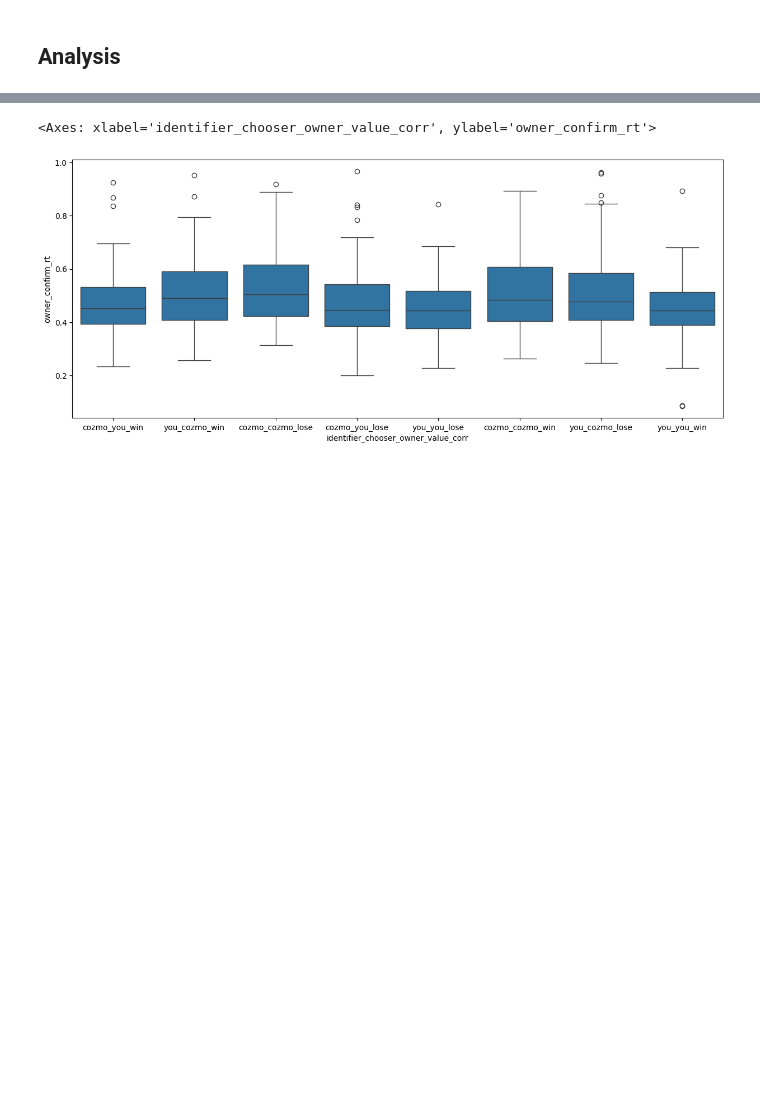
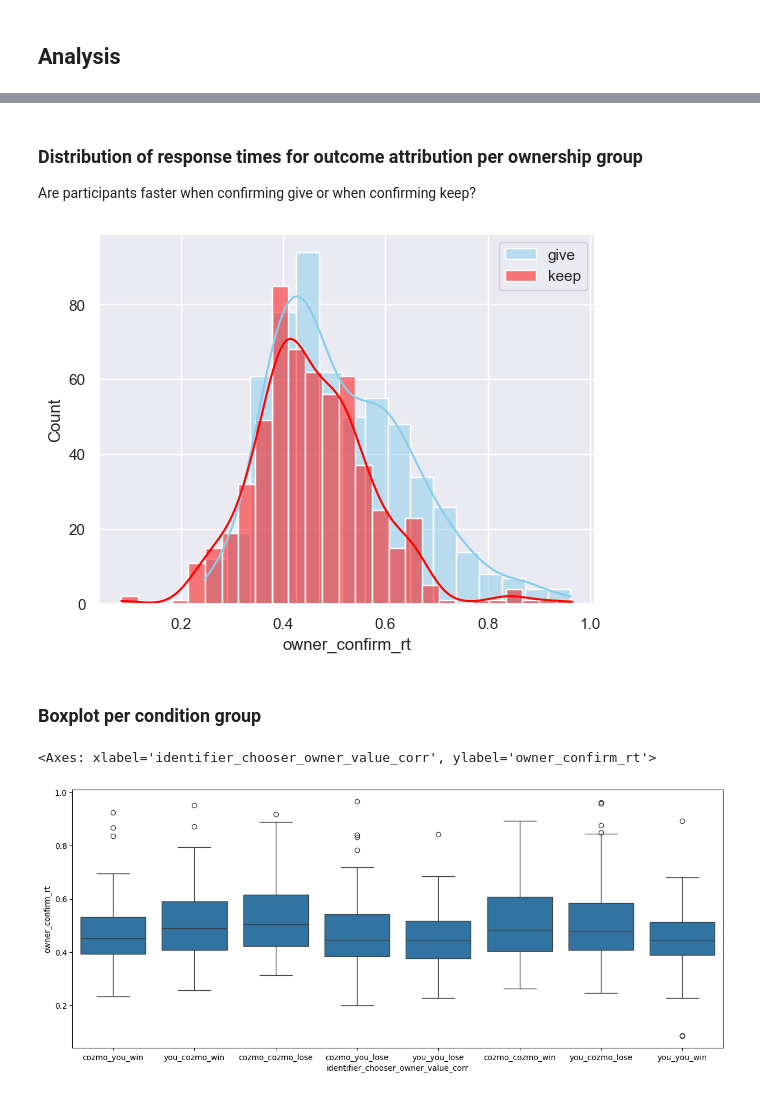
Before and after one commit to anjaghub/master_thesis, a Jupyter notebook: analysis.ipynb, the cells around one changed output, grey strips where cells are left out. Cells and saved outputs as stored; diff of their text form; code cells hidden in the pictures; blank space fills up the shorter version.

```diff
--- a/analysis.ipynb
+++ b/analysis.ipynb
@@ -71,3 +103,19 @@ data.to_csv('/Users/anja/Desktop/data_mt/data_cleaned.csv', index=False)
+# %% [markdown]
+### Distribution of response times for outcome attribution per ownership group
+Are participants faster when confirming give or when confirming keep?
+# %%
+# Histogram of response times
+sns.set_theme(style="darkgrid")
+
+sns.histplot(data=data[data['owner_confirm_keys'] == 'g'], x="owner_confirm_rt", color="skyblue", label="give", kde=True)
+sns.histplot(data=data[data['owner_confirm_keys'] == 'k'], x="owner_confirm_rt", color="red", label="keep", kde=True)
+
+plt.legend()
+plt.show()
+# %% [output]
+[figure, added]
+# %% [markdown]
+### Boxplot per condition group
 # %%
 # Reaction time per condition group
 #TODO:change to violin plot when more data is available https://python-graph-gallery.com/39-hidden-data-under-boxplot/
```
Also changed, not shown: parts of 30 cells of this notebook, 3 other files.
